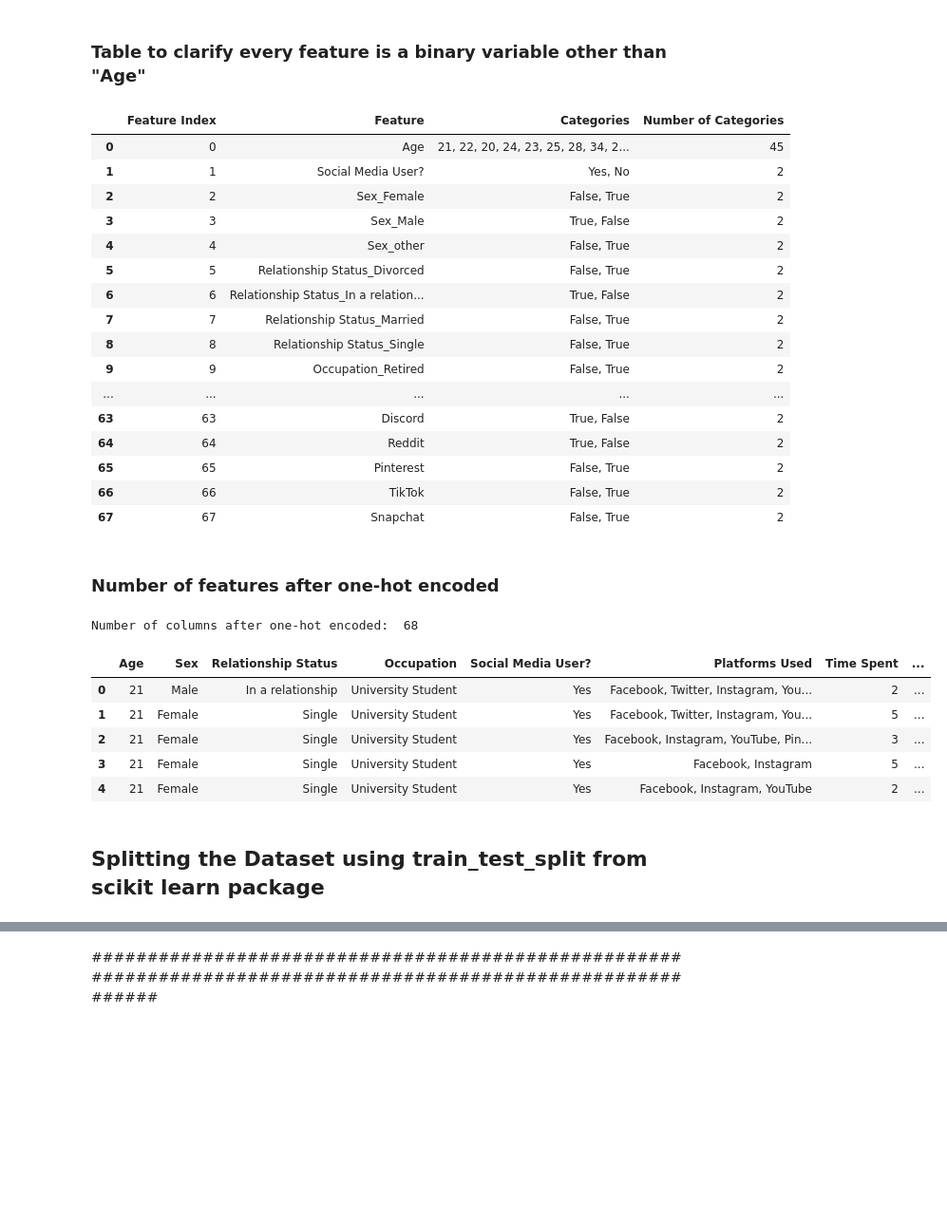
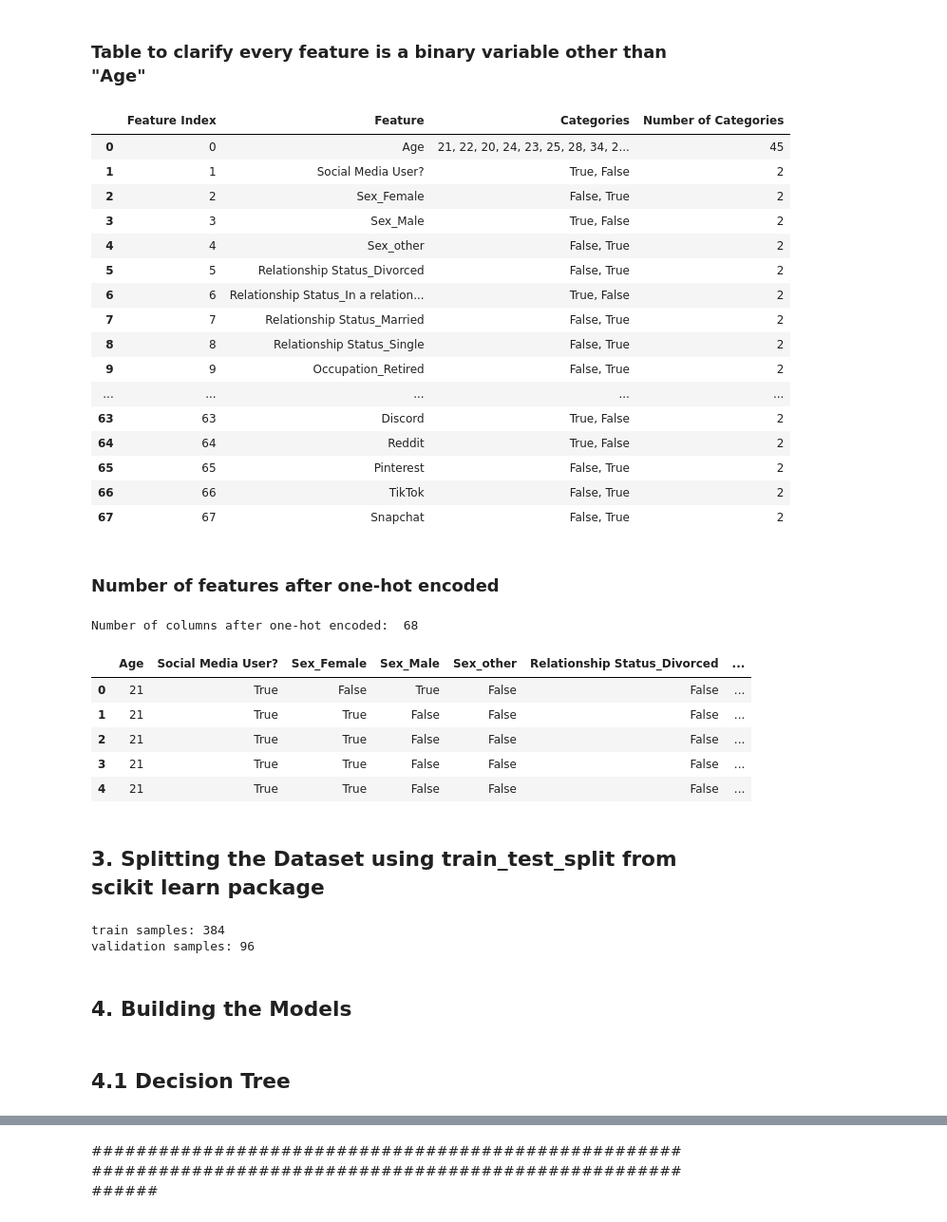
Before and after one commit to cepdnaclk/e19-co544-Concentration-Difficulty-Prediction-Model, a Jupyter notebook: random_forest.ipynb, the cells around one changed output, grey strips where cells are left out. Shown at 95% size. Saved outputs shown, nothing was run; the diff lists cells and outputs as text; code cells hidden in the pictures; blank space fills up the shorter version.

Commit message:
Decision tree initial completed

```diff
--- a/random_forest.ipynb
+++ b/random_forest.ipynb
@@ -773,6 +803,6 @@ Number of columns after one-hot encoding after encoded 'platforms used?' also:
 # %% [markdown]
 ### Now remove "Platforms Used?" and target variables columns from the features
 # %%
-#features.drop(columns=['Platforms Used', 'Target', 'Difficulty_level'], inplace=True)
+features.drop(columns=['Platforms Used', 'Target', 'Difficulty_level'], inplace=True)
 features.head()
 # %% [output]
@@ -780,8 +815,8 @@ KeyError: "['Platforms Used', 'Target', 'Difficulty_level'] not found in axis"
 # %% [markdown]
 ### Make "Social Media User?" to True,False
 # %%
-# # Convert 'Yes' to True and 'No' to False
-# features['Social Media User?'] = features['Social Media User?'].replace({'Yes': True, 'No': False})
+# Convert 'Yes' to True and 'No' to False
+features['Social Media User?'] = features['Social Media User?'].replace({'Yes': True, 'No': False})
 # %% [markdown]
 ### Table to clarify every feature is a binary variable other than "Age"
 # %%
@@ -831,7 +866,7 @@ display(table_for_num_of_categories_new)
 # %% [output]
 |  | Feature Index | Feature | Categories | Number of Categories |
 | 0 | 0 | Age | 21, 22, 20, 24, 23, 25, 28, 34, 2... | 45 |
-| 1 | 1 | Social Media User? | Yes, No | 2 |
+| 1 | 1 | Social Media User? | True, False | 2 |
 | 2 | 2 | Sex_Female | False, True | 2 |
 | 3 | 3 | Sex_Male | True, False | 2 |
 | 4 | 4 | Sex_other | False, True | 2 |
@@ -851,15 +886,18 @@ display(table_for_num_of_categories_new)
 # %%
 print("Number of columns after one-hot encoded: ", len(features.columns))
 
+# Feature
+features.head()
+
 # For check the data frame still preserved
-data.head()
+#data.head()
 # %% [output]
 Number of columns after one-hot encoded:  68
-|  | Age | Sex | Relationship Status | Occupation | Social Media User? | Platforms Used | Time Spent | ... |
-| 0 | 21 | Male | In a relationship | University Student | Yes | Facebook, Twitter, Instagram, You... | 2 | ... |
-| 1 | 21 | Female | Single | University Student | Yes | Facebook, Twitter, Instagram, You... | 5 | ... |
-| 2 | 21 | Female | Single | University Student | Yes | Facebook, Instagram, YouTube, Pin... | 3 | ... |
-| 3 | 21 | Female | Single | University Student | Yes | Facebook, Instagram | 5 | ... |
-| 4 | 21 | Female | Single | University Student | Yes | Facebook, Instagram, YouTube | 2 | ... |
+|  | Age | Social Media User? | Sex_Female | Sex_Male | Sex_other | Relationship Status_Divorced | ... |
+| 0 | 21 | True | False | True | False | False | ... |
+| 1 | 21 | True | True | False | False | False | ... |
+| 2 | 21 | True | True | False | False | False | ... |
+| 3 | 21 | True | True | False | False | False | ... |
+| 4 | 21 | True | True | False | False | False | ... |
 # %% [markdown]
-## Splitting the Dataset using train_test_split from scikit learn package
+## 3. Splitting the Dataset using train_test_split from scikit learn package
@@ -869,0 +904,16 @@ X_train, X_test, y_train, y_test = train_test_split()
+# %%
+from sklearn.model_selection import train_test_split
+RANDOM_STATE = 55
+
+X_train, X_test, y_train, y_test = train_test_split(features, data['Difficulty_level'], train_size=0.8, random_state=RANDOM_STATE)  # 80% training and 20% testing
+
+# printing number of samples in each set
+print(f'train samples: {len(X_train)}')
+print(f'validation samples: {len(X_test)}')
+# %% [output]
+train samples: 384
+validation samples: 96
+# %% [markdown]
+## 4. Building the Models
+# %% [markdown]
+## 4.1 Decision Tree
```
Also changed, not shown: parts of 16 cells of this notebook.
